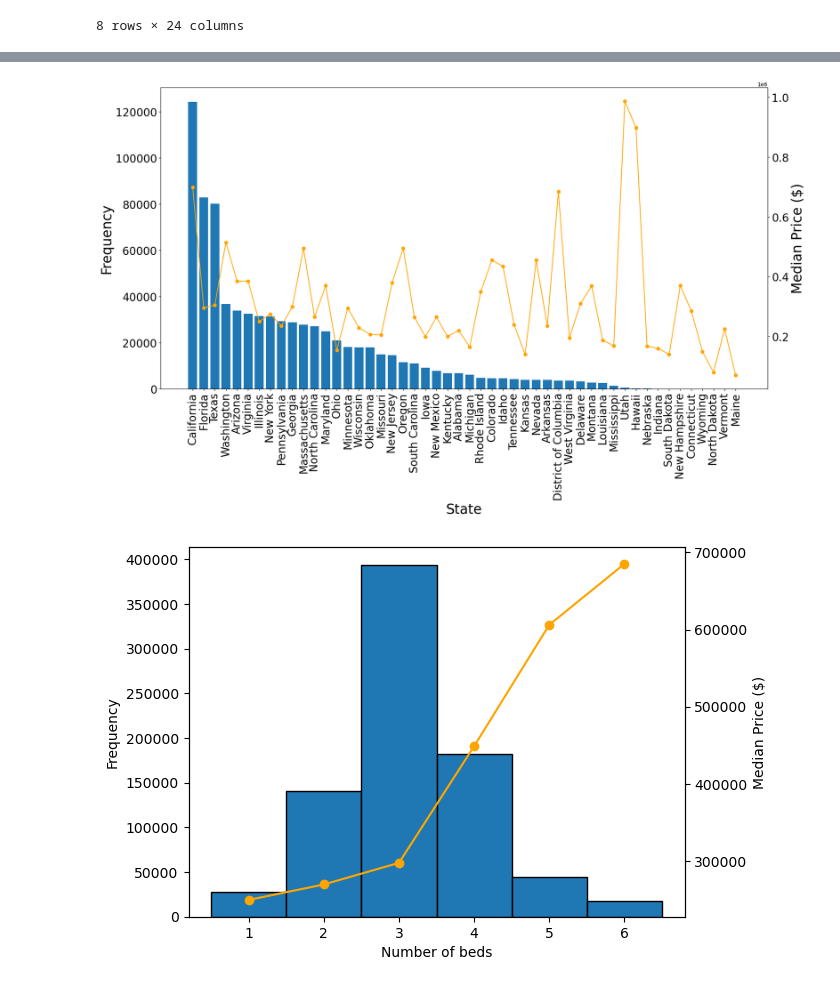
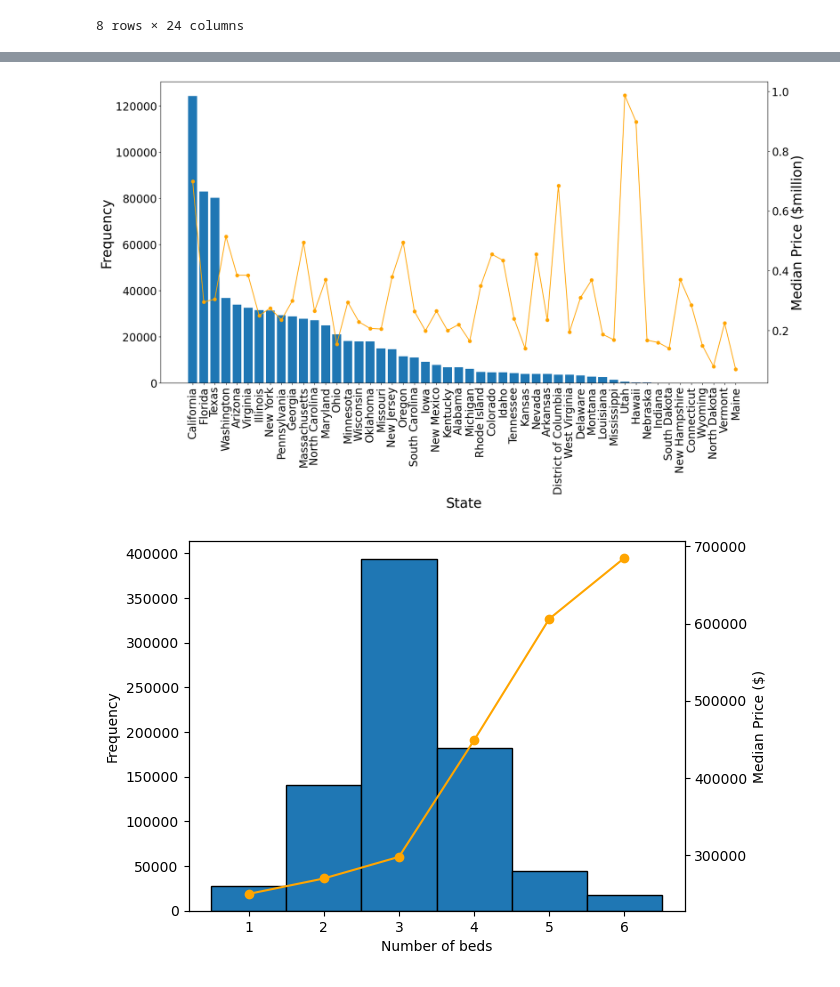
Before and after one commit to luke-dillon/PlacementProject, a Jupyter notebook: eda.ipynb, the cells around one changed output, grey strips where cells are left out. Saved outputs shown, nothing was run; the diff lists cells and outputs as text; code cells hidden in the pictures.

```diff
--- a/eda.ipynb
+++ b/eda.ipynb
@@ -51,24 +50,25 @@ sold.corr(numeric_only = True)
 # %%
 # Frequencies of states along with median price
 fig, ax = plt.subplots(figsize=(20,10))
 
 states = sold.groupby('state').describe()['price'].sort_values(by = 'count', ascending = False).index.tolist()
 freq = [len(sold[sold['state'] == st]) for st in states]
 prices = [sold[sold.state == st].price.median() for st in states]
 
 ax.bar(states, freq)
 ax.tick_params(axis='both', labelsize = '20')
 ax.set_xlabel('State', fontsize = 25)
 ax.set_ylabel('Frequency', fontsize = 25)
 plt.xticks(rotation = 90)
 ax2 = ax.twinx()
 ax2.tick_params(axis='both', labelsize = '20')
 ax2.plot(states, prices, color = 'orange')
 ax2.scatter(states, prices, color = 'orange')
-ax2.set_ylabel('Median Price ($)', fontsize = 25)
+ax2.set_ylabel('Median Price ($million)', fontsize = 25)
+ax2.set_yticks(ticks = [200000,400000,600000,800000,1000000], labels = [0.2,0.4,0.6,0.8,1.0])
 plt.show()
 # %% [output]
-[figure, old version]
+[figure, new version]
 # %%
 numvars = ['bed', 'bath', 'acre_lot', 'house_size', 'avgtemp', 'maxtemp', 'mintemp', 'precipitation', 'population', 'density', 'dhighway', 'dlairport', 'dmairport', 'dshore', 'nobusiness', 'totalincome', 'adjustedincome', 'tax_returns']
 # %%
```
Also changed, not shown: parts of 2 cells of this notebook.
